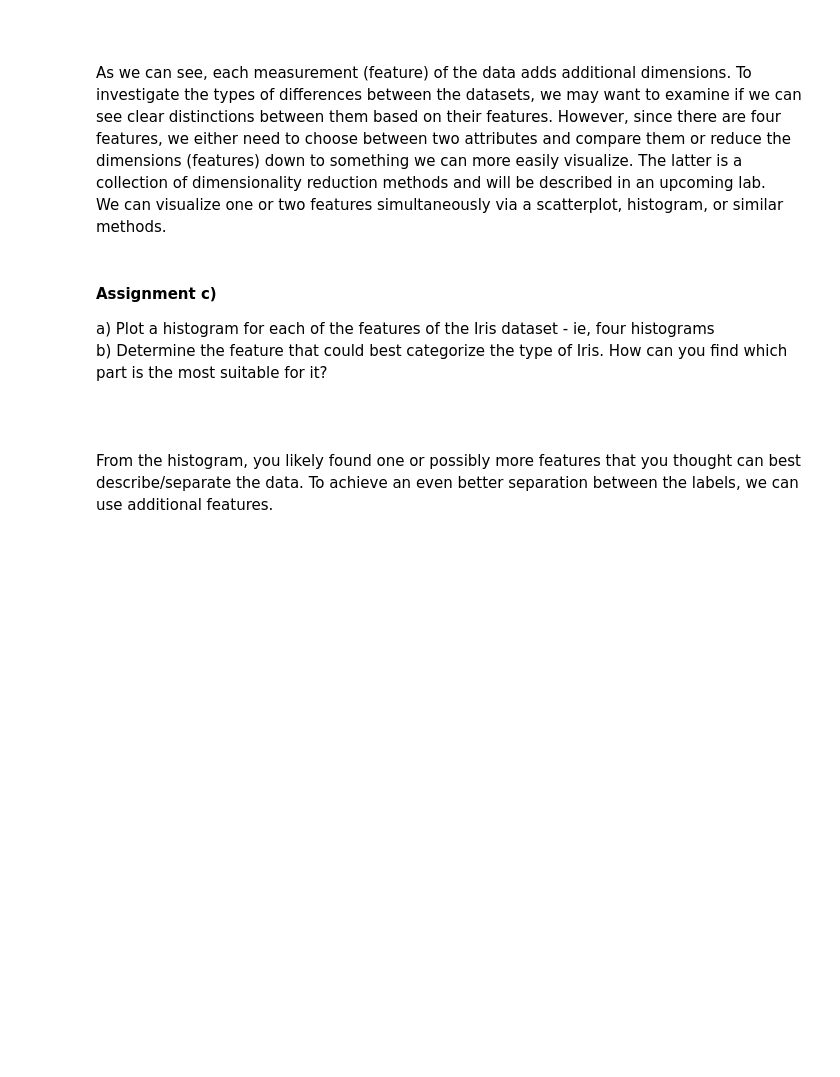
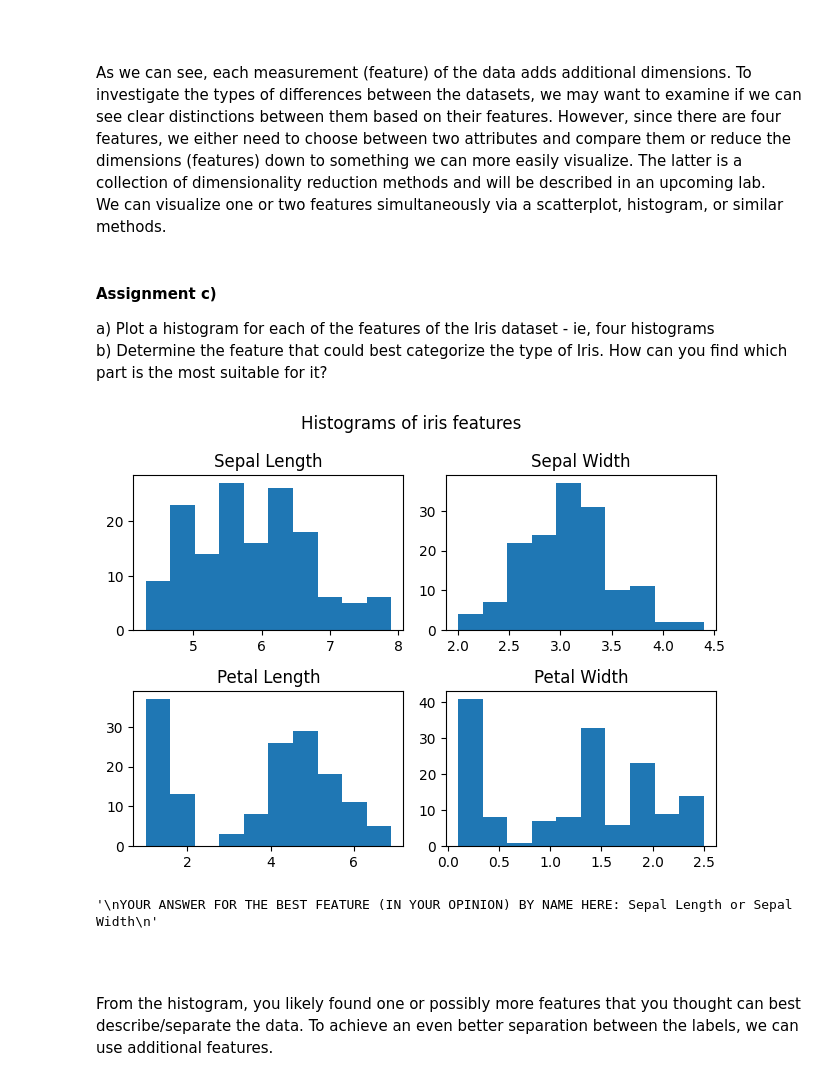
Before and after one commit to albindahlberg/ml-1dl034-public-assignments, a Jupyter notebook: Assignments/Practical/PracticalNotebook3.ipynb, the cells around one changed output. Saved outputs shown, nothing was run; the diff lists cells and outputs as text; code cells hidden in the pictures; blank space fills up the shorter version.

```diff
--- a/Assignments/Practical/PracticalNotebook3.ipynb
+++ b/Assignments/Practical/PracticalNotebook3.ipynb
@@ -245,3 +298,47 @@ YOUR ANSWER FOR THE BEST FEATURE (IN YOUR OPINION) BY NAME HERE:
+# %%
+import matplotlib.pyplot as plt
+import pandas as pd
+
+iris_target_names = ["Setosa", "Versicolor", "Virginica"]
+
+# YOUR CODE HERE
+#
+#
+
+iris_features = pd.DataFrame(iris['data'], columns=['sepal length', 'sepal width', 'petal length', 'petal width'])
+
+sepal_length = iris_features['sepal length']
+sepal_width = iris_features['sepal width']
+petal_length = iris_features['petal length']
+petal_width = iris_features['petal width']
+
+fig = plt.figure()
+fig.suptitle('Histograms of iris features')
+
+ax = fig.add_subplot(2, 2, 1)
+ax.set_title('Sepal Length')
+ax.hist(sepal_length)
+
+ax = fig.add_subplot(2, 2, 2)
+ax.set_title('Sepal Width')
+ax.hist(sepal_width)
+
+ax = fig.add_subplot(2, 2, 3)
+ax.set_title('Petal Length')
+ax.hist(petal_length)
+
+ax = fig.add_subplot(2, 2, 4)
+ax.set_title('Petal Width')
+ax.hist(petal_width)
+
+fig.tight_layout()
+plt.show()
+"""
+YOUR ANSWER FOR THE BEST FEATURE (IN YOUR OPINION) BY NAME HERE: Sepal Length or Sepal Width
+"""
+# %% [output]
+[figure, added]
+'\nYOUR ANSWER FOR THE BEST FEATURE (IN YOUR OPINION) BY NAME HERE: Sepal Length or Sepal Width\n'
 # %% [markdown]
 <br/>
 <br/>
```
Also changed, not shown: parts of 21 cells of this notebook, 4 other files.
